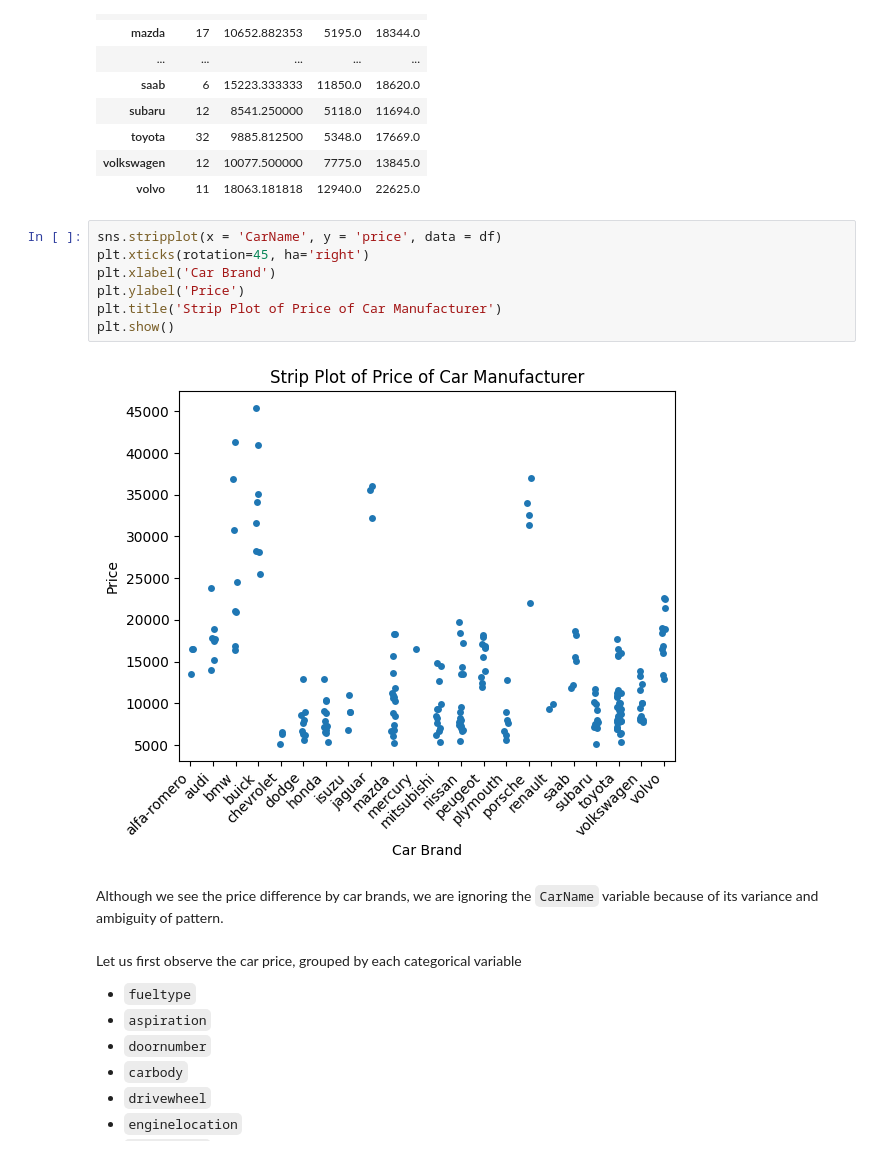
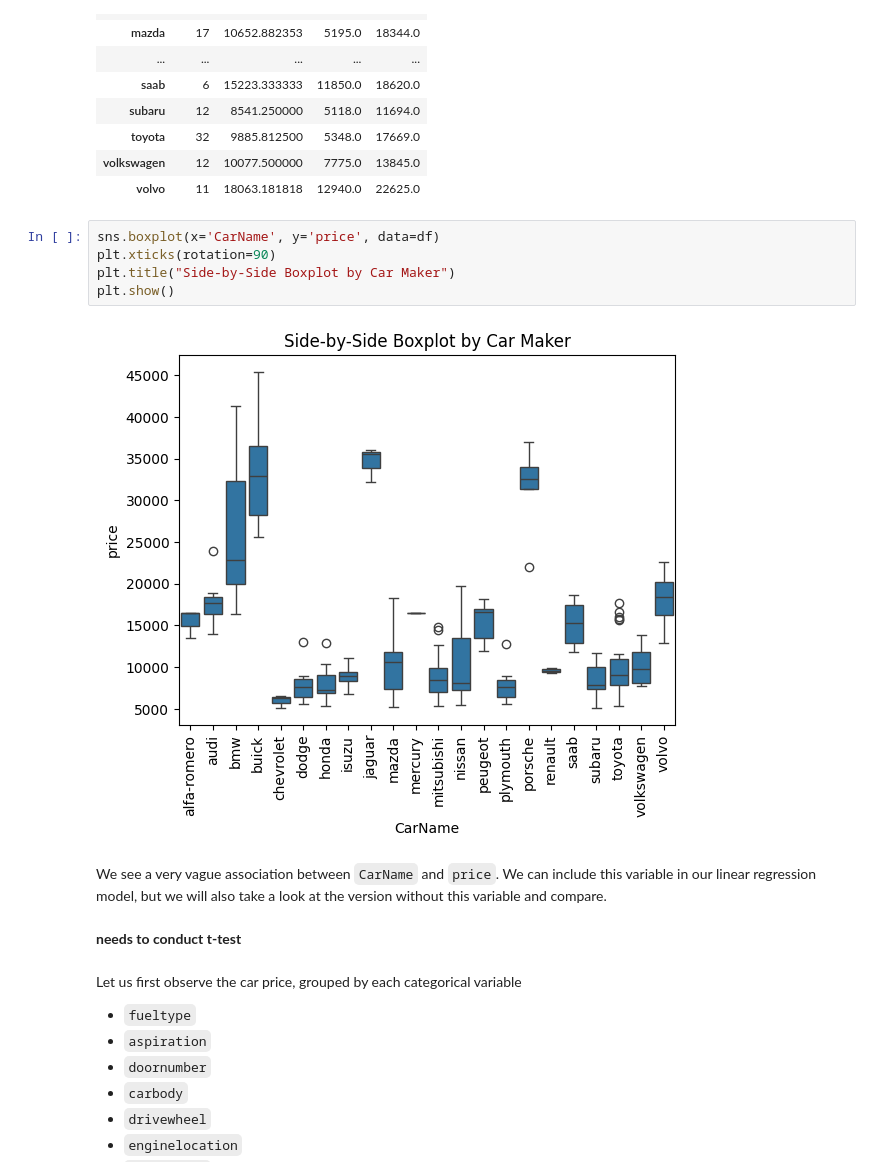
Before and after one commit to lojnys/data_science_project, a Jupyter notebook: car_pricing_assignment/car_price_linear_regression.ipynb, the cells around one changed output. Drawn from its saved outputs; the diff is of its cells as text.

Commit message:
assessed the boxplot of categorical variables; need to conduct t-tests on the rest

```diff
--- a/car_pricing_assignment/car_price_linear_regression.ipynb
+++ b/car_pricing_assignment/car_price_linear_regression.ipynb
@@ -314,16 +314,16 @@ df[['CarName', 'price']].groupby('CarName').agg(['count', 'mean','min','max'])
 | volkswagen | 12 | 10077.500000 | 7775.0 | 13845.0 |
 | volvo | 11 | 18063.181818 | 12940.0 | 22625.0 |
 # %%
-sns.stripplot(x = 'CarName', y = 'price', data = df)
-plt.xticks(rotation=45, ha='right')
-plt.xlabel('Car Brand')
-plt.ylabel('Price')
-plt.title('Strip Plot of Price of Car Manufacturer')
+sns.boxplot(x='CarName', y='price', data=df)
+plt.xticks(rotation=90)
+plt.title("Side-by-Side Boxplot by Car Maker")
 plt.show()
 # %% [output]
-[figure, old version]
+[figure, new version]
-# %% [markdown]
-Although we see the price difference by car brands, we are ignoring the `CarName` variable because of its variance and ambiguity of pattern.
+# %% [markdown]
+We see a very vague association between `CarName` and `price`. We can include this variable in our linear regression model, but we will also take a look at the version without this variable and compare.
+# %% [markdown]
+**needs to conduct t-test**
 # %% [markdown]
 Let us first observe the car price, grouped by each categorical variable
 * `fueltype`
```
Also changed, not shown: parts of 4 cells of this notebook.
